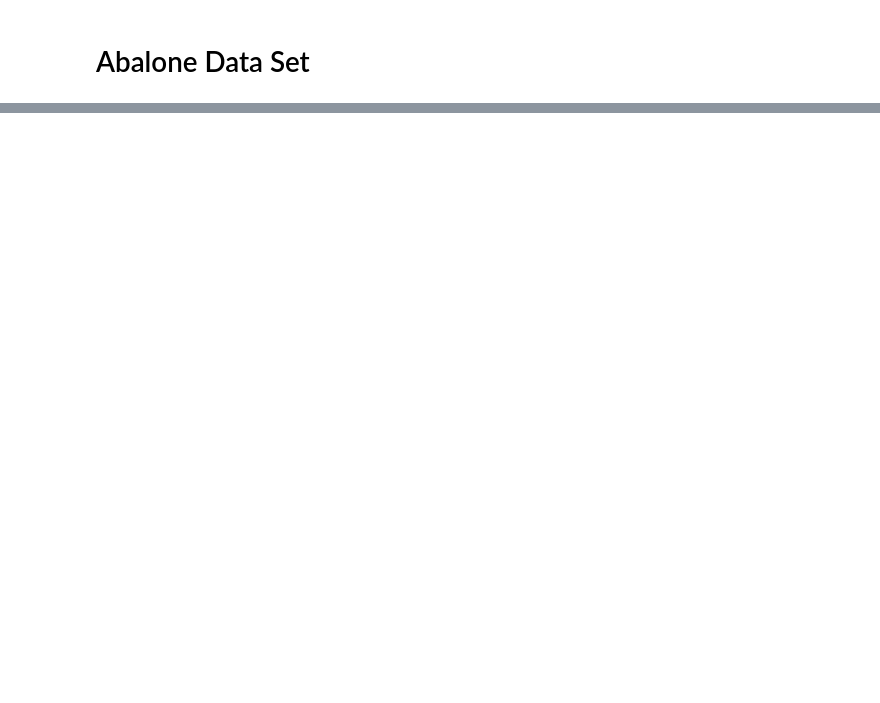
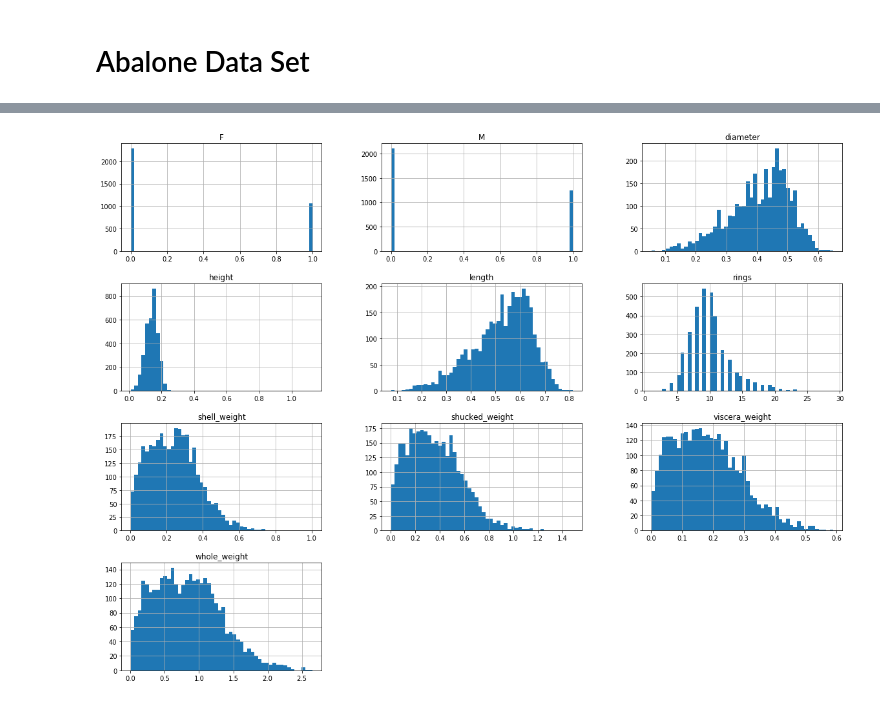
Before and after one commit to ginapark/Machine-Learning, a Jupyter notebook: abalone/Abalone.ipynb, the cells around one changed output, grey strips where cells are left out. Cells and saved outputs as stored; diff of their text form; code cells hidden in the pictures; blank space fills up the shorter version.

```diff
--- a/abalone/Abalone.ipynb
+++ b/abalone/Abalone.ipynb
@@ -126,4 +77,0 @@ data["rings"].hist(bins=50, figsize=(20,15))
-# %%
-data = data[data.rings < 15]
-data = data[data.rings > 5]
-data.describe()
@@ -179,4 +77,0 @@ matrix = scatter_matrix(data[attributes], figsize=(12, 8))
-# %%
-data = data.drop("M", axis=1)
-data = data.drop("F", axis=1)
-data.head()
@@ -341,0 +97,4 @@ print(pred_lin)
+# %%
+from sklearn.model_selection import train_test_split
+
+train, test = train_test_split(data, test_size=0.2, random_state=30)
@@ -341,0 +105,4 @@ print(pred_lin)
+# %%
+train = create_dummy(train, "sex")
+train = train.drop("sex", axis=1)
+train = train.drop("I", axis=1)
@@ -341,0 +121,5 @@ print(pred_lin)
+# %%
+train.hist(bins=50, figsize=(20,15))
+plt.show()
+# %% [output]
+[figure, added]
```
Also changed, not shown: parts of 65 cells of this notebook.
